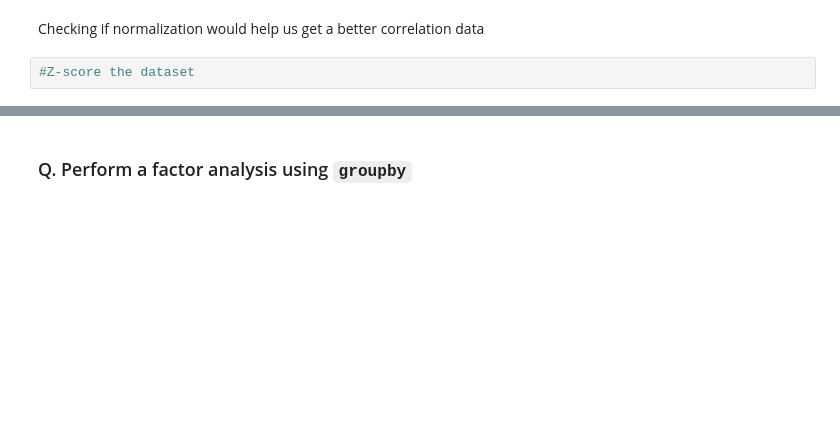
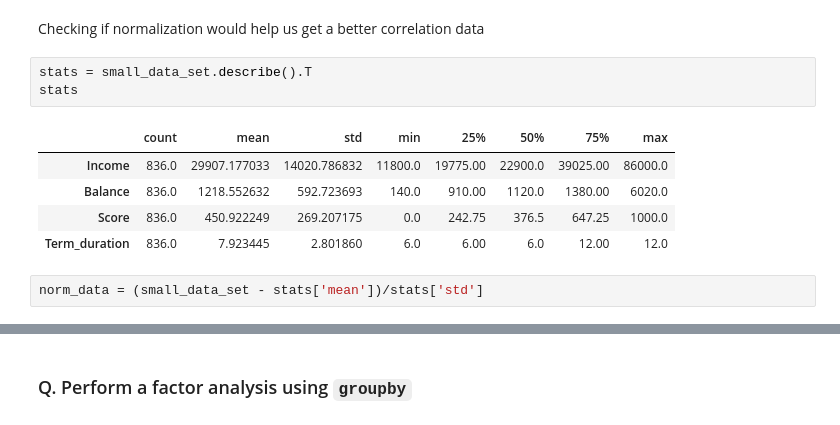
Before and after one commit to pranesh313/diamler_17_jan, a Jupyter notebook: 10_LoanRisk.ipynb, the cells around one changed output, grey strips where cells are left out. Drawn from its saved outputs; the diff is of its cells as text; blank space fills up the shorter version.

```diff
--- a/10_LoanRisk.ipynb
+++ b/10_LoanRisk.ipynb
@@ -128,4 +128,13 @@ plt.show()
 # %% [markdown]
 Checking if normalization would help us get a better correlation data
-# %%
-#Z-score the dataset
+# %%
+stats = small_data_set.describe().T
+stats
+# %% [output]
+|  | count | mean | std | min | 25% | 50% | 75% | max |
+| Income | 836.0 | 29907.177033 | 14020.786832 | 11800.0 | 19775.00 | 22900.0 | 39025.00 | 86000.0 |
+| Balance | 836.0 | 1218.552632 | 592.723693 | 140.0 | 910.00 | 1120.0 | 1380.00 | 6020.0 |
+| Score | 836.0 | 450.922249 | 269.207175 | 0.0 | 242.75 | 376.5 | 647.25 | 1000.0 |
+| Term_duration | 836.0 | 7.923445 | 2.801860 | 6.0 | 6.00 | 6.0 | 12.00 | 12.0 |
+# %%
+norm_data = (small_data_set - stats['mean'])/stats['std']
```
Also changed, not shown: parts of 6 cells of this notebook.
